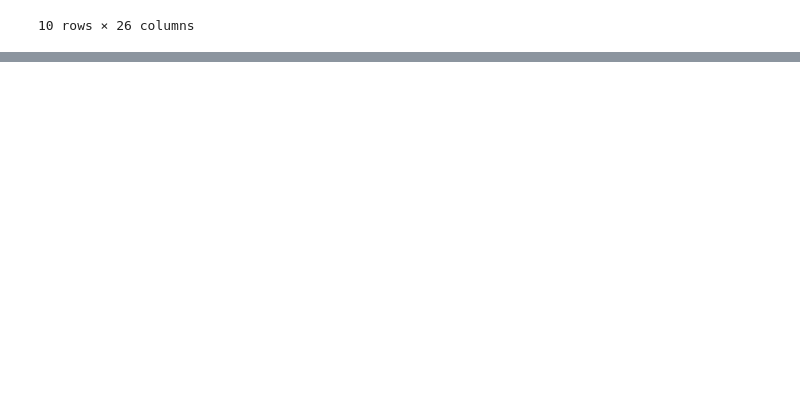
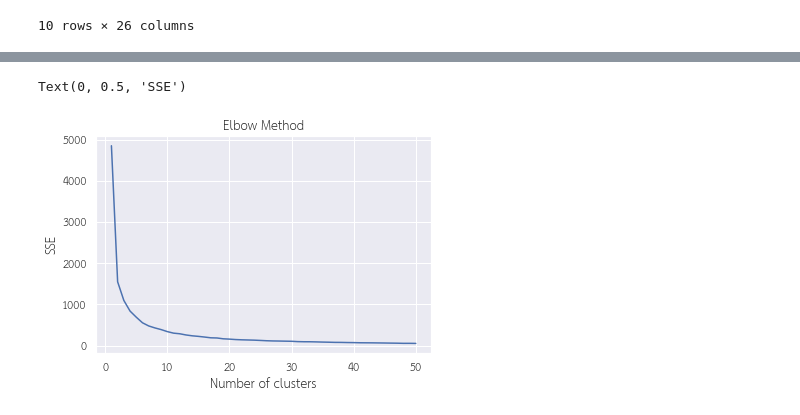
Before and after one commit to pant411/final_stat_pant, a Jupyter notebook: part2_clustering.ipynb, the cells around one changed output, grey strips where cells are left out. Drawn from its saved outputs; the diff is of its cells as text; code cells hidden in the pictures; blank space fills up the shorter version.

```diff
--- a/part2_clustering.ipynb
+++ b/part2_clustering.ipynb
@@ -149,0 +170,5 @@ print(metrics.silhouette_score(df2,kmeans.labels_))
+# %%
+info_cluster = df2[df2.cluster_id==0].mean()
+for i in range(k-1):
+    info_cluster = pd.concat([info_cluster, df2[df2.cluster_id==(i+1)].mean()], axis=1, join="inner")
+info_cluster
@@ -149,0 +217,3 @@ print(metrics.silhouette_score(df2,kmeans.labels_))
+# %%
+df2 = df.drop(["Province","Province_year","Year"],axis=1)
+df2.head()
@@ -149,0 +264,5 @@ print(metrics.silhouette_score(df2,kmeans.labels_))
+# %%
+scaler = StandardScaler()
+array_normalized = scaler.fit_transform(df2)
+df_normalized = pd.DataFrame(array_normalized)
+df_normalized.head()
@@ -149,0 +277,14 @@ print(metrics.silhouette_score(df2,kmeans.labels_))
+# %%
+max_k = 51
+sse = []
+for i in range(1, max_k):
+    kmeans = KMeans(n_clusters=i)
+    kmeans.fit(df_normalized)
+    sse.append(kmeans.inertia_)
+plt.plot(range(1, max_k), sse)
+plt.title('Elbow Method')
+plt.xlabel('Number of clusters')
+plt.ylabel('SSE')
+# %% [output]
+Text(0, 0.5, 'SSE')
+[figure, added]
```
Also changed, not shown: parts of 31 cells of this notebook, 5 other files.
